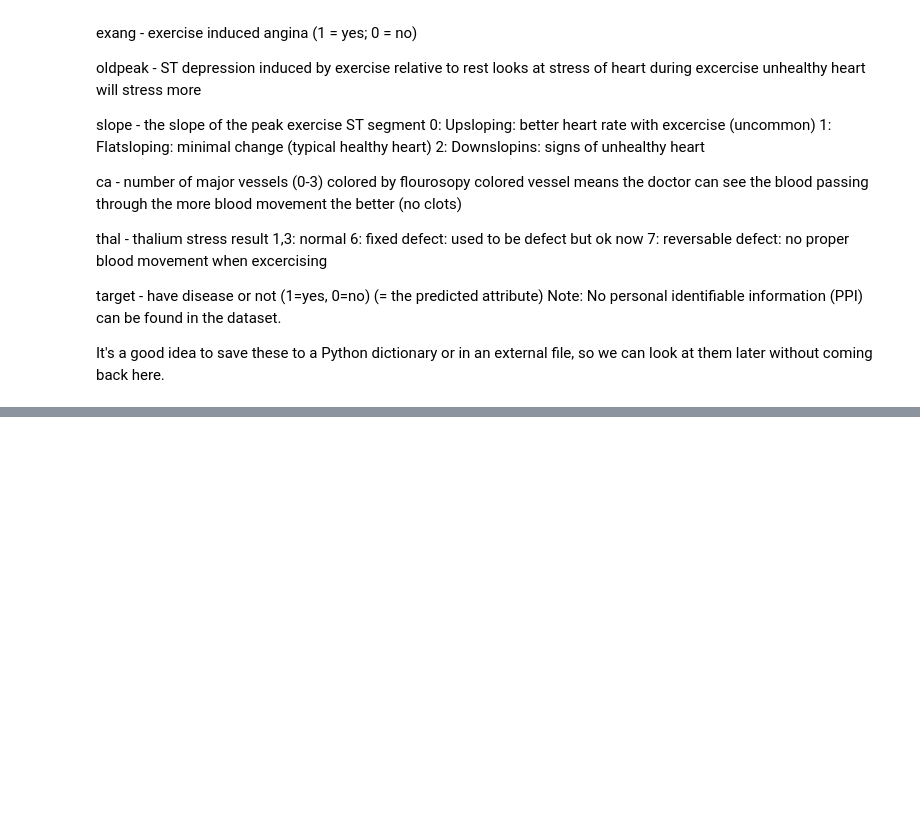
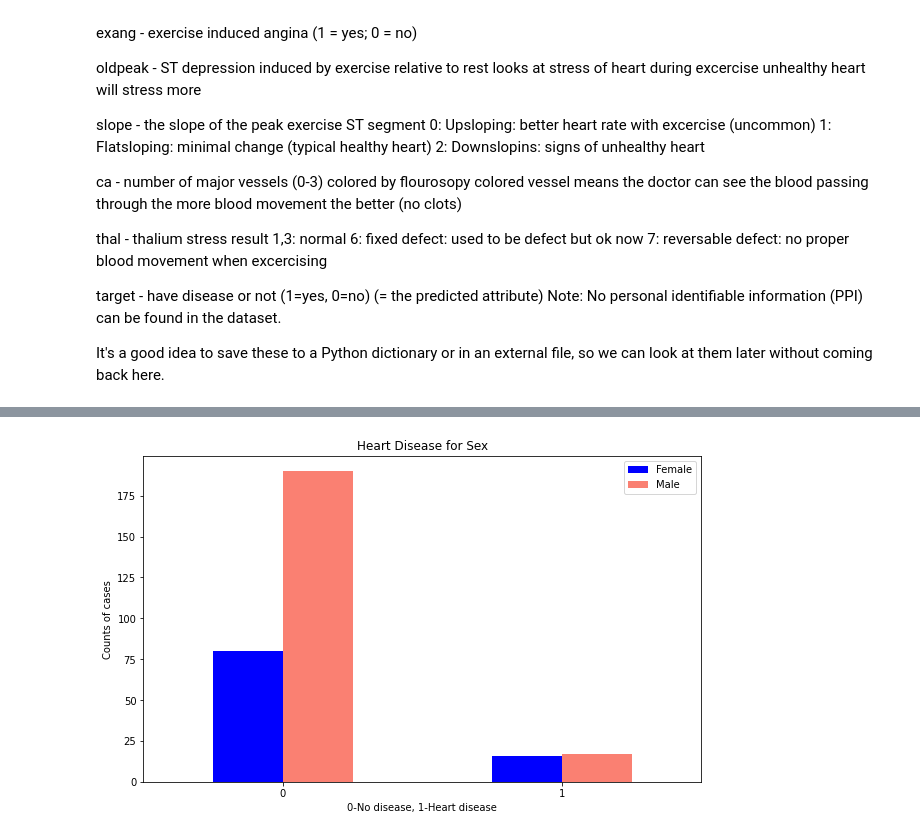
Before and after one commit to RMLAI/Projects, a Jupyter notebook: Heart_Disease.ipynb, the cells around one changed output, grey strips where cells are left out. Saved outputs shown, nothing was run; the diff lists cells and outputs as text; code cells hidden in the pictures; blank space fills up the shorter version.

```diff
--- a/Heart_Disease.ipynb
+++ b/Heart_Disease.ipynb
@@ -116,0 +335,12 @@ from sklearn.metrics import plot_roc_curve
+# %%
+#Analyzing data using the cross tabs
+pd.crosstab(df.target,df.sex).plot(kind='bar',figsize=(10,6),color=['blue','salmon'])
+
+#Adding the labels to the plot
+plt.title('Heart Disease for Sex')
+plt.xlabel('0-No disease, 1-Heart disease')
+plt.ylabel('Counts of cases')
+plt.legend(['Female','Male'])
+plt.xticks(rotation=0); #keeps label on x axis vertical
+# %% [output]
+[figure, added]
```
Also changed, not shown: parts of 31 cells of this notebook.
